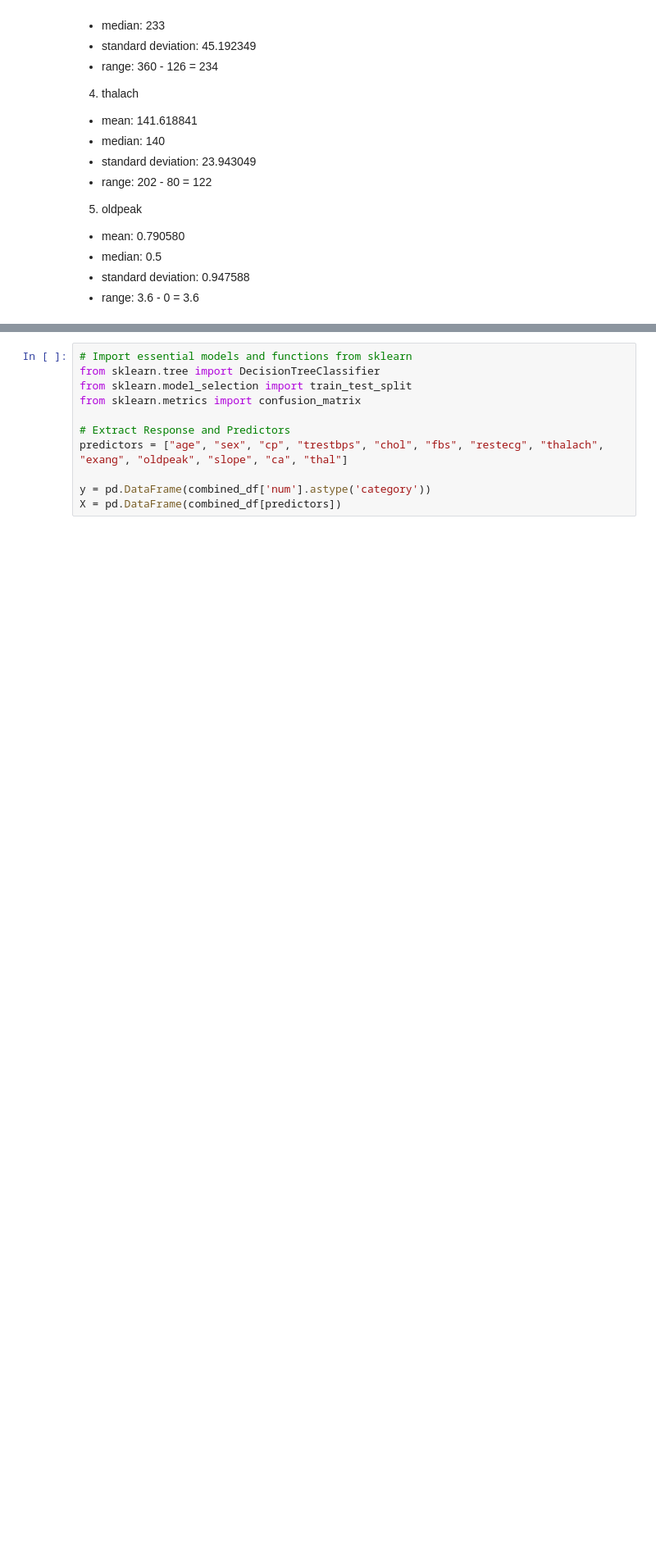
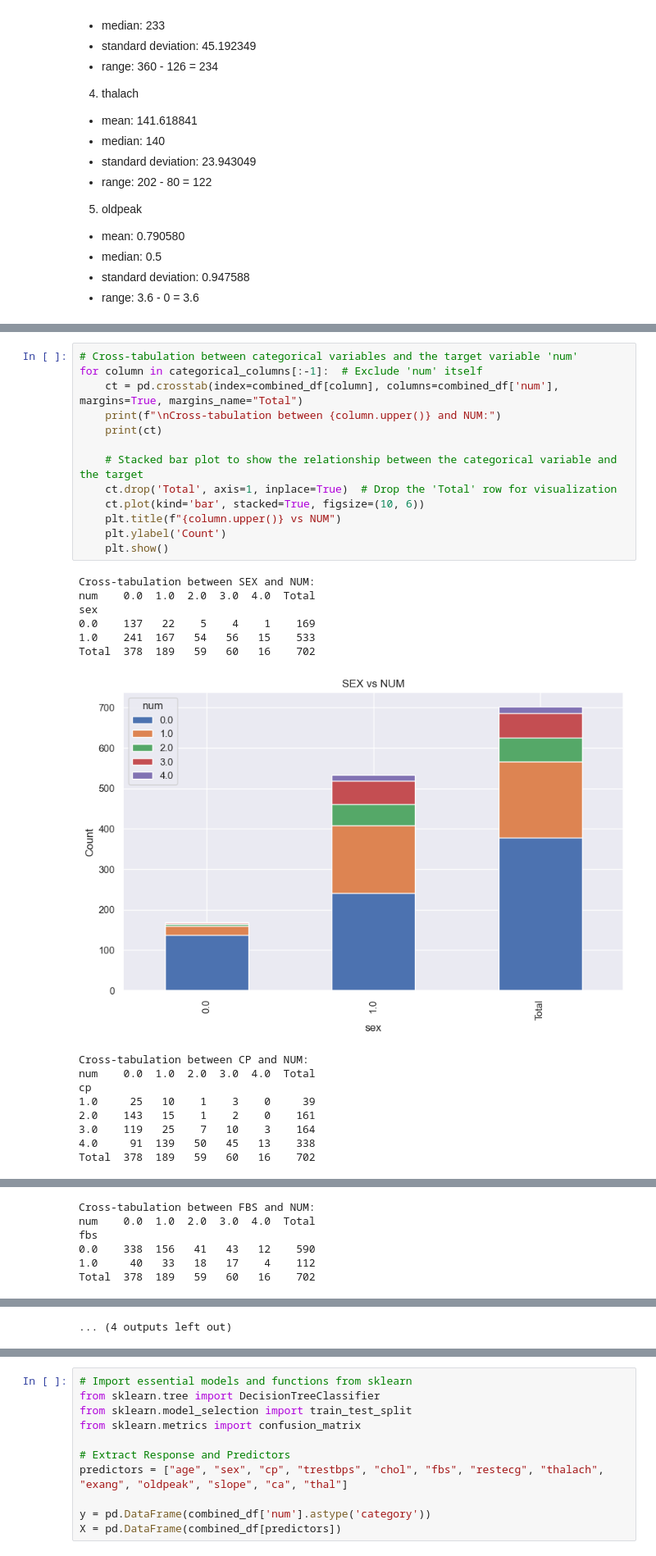
Before and after one commit to owennigel1/Machine-Learning-Based-Heart-Disease-Diagnosis, a Jupyter notebook: notebook.ipynb, the cells around one changed output, grey strips where cells are left out. Shown at 82% size. Cells and saved outputs as stored; diff of their text form; blank space fills up the shorter version.

```diff
--- a/notebook.ipynb
+++ b/notebook.ipynb
@@ -410,0 +506,29 @@ From the information above, we can summarise the basic statistics for each varia
+# %%
+# Cross-tabulation between categorical variables and the target variable 'num'
+for column in categorical_columns[:-1]:  # Exclude 'num' itself
+    ct = pd.crosstab(index=combined_df[column], columns=combined_df['num'], margins=True, margins_name="Total")
+    print(f"\nCross-tabulation between {column.upper()} and NUM:")
+    print(ct)
+
+    # Stacked bar plot to show the relationship between the categorical variable and the target
+    ct.drop('Total', axis=1, inplace=True)  # Drop the 'Total' row for visualization
+    ct.plot(kind='bar', stacked=True, figsize=(10, 6))
+    plt.title(f"{column.upper()} vs NUM")
+    plt.ylabel('Count')
+    plt.show()
+# %% [output]
+Cross-tabulation between SEX and NUM:
+num    0.0  1.0  2.0  3.0  4.0  Total
+sex
+0.0    137   22    5    4    1    169
+1.0    241  167   54   56   15    533
+Total  378  189   59   60   16    702
+[figure, added]
+Cross-tabulation between CP and NUM:
+num    0.0  1.0  2.0  3.0  4.0  Total
+cp
+1.0     25   10    1    3    0     39
+2.0    143   15    1    2    0    161
+3.0    119   25    7   10    3    164
+4.0     91  139   50   45   13    338
+Total  378  189   59   60   16    702
@@ -410,0 +536,6 @@ From the information above, we can summarise the basic statistics for each varia
+Cross-tabulation between FBS and NUM:
+num    0.0  1.0  2.0  3.0  4.0  Total
+fbs
+0.0    338  156   41   43   12    590
+1.0     40   33   18   17    4    112
+Total  378  189   59   60   16    702
@@ -411 +566,2 @@ From the information above, we can summarise the basic statistics for each varia
+... (4 outputs left out)
 # %% [markdown]
```
Also changed, not shown: parts of 30 cells of this notebook.
